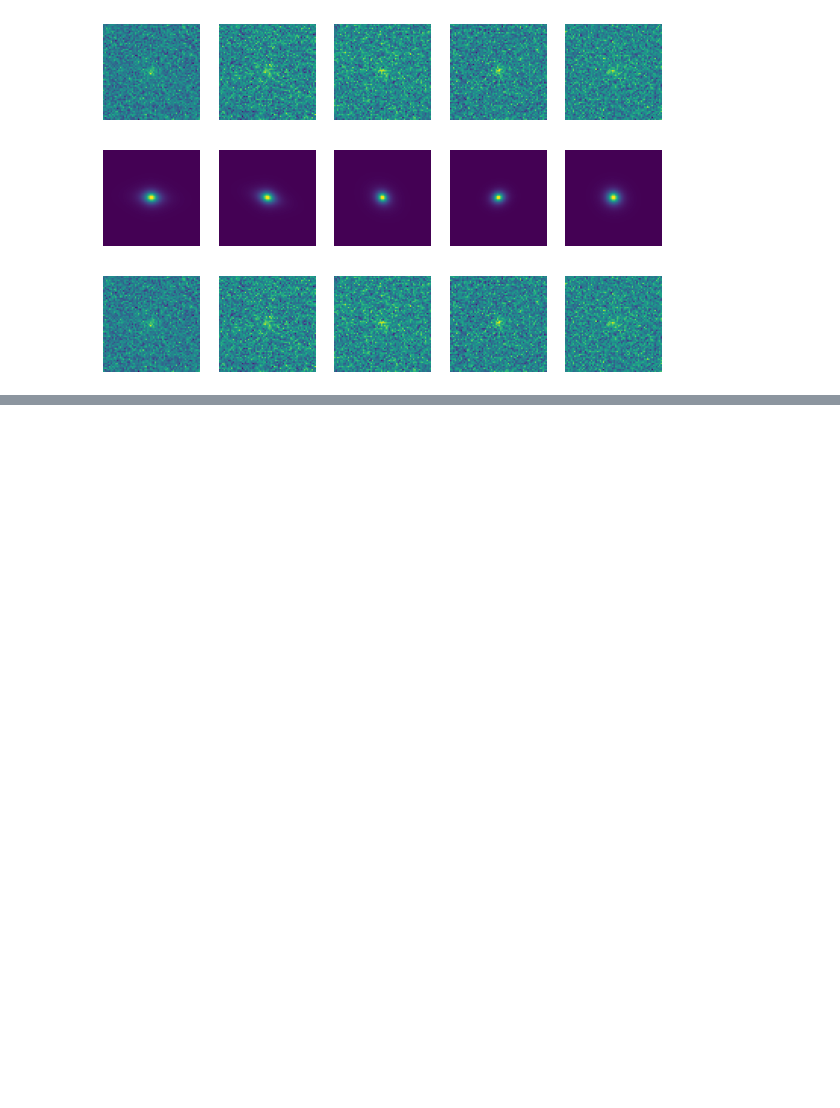
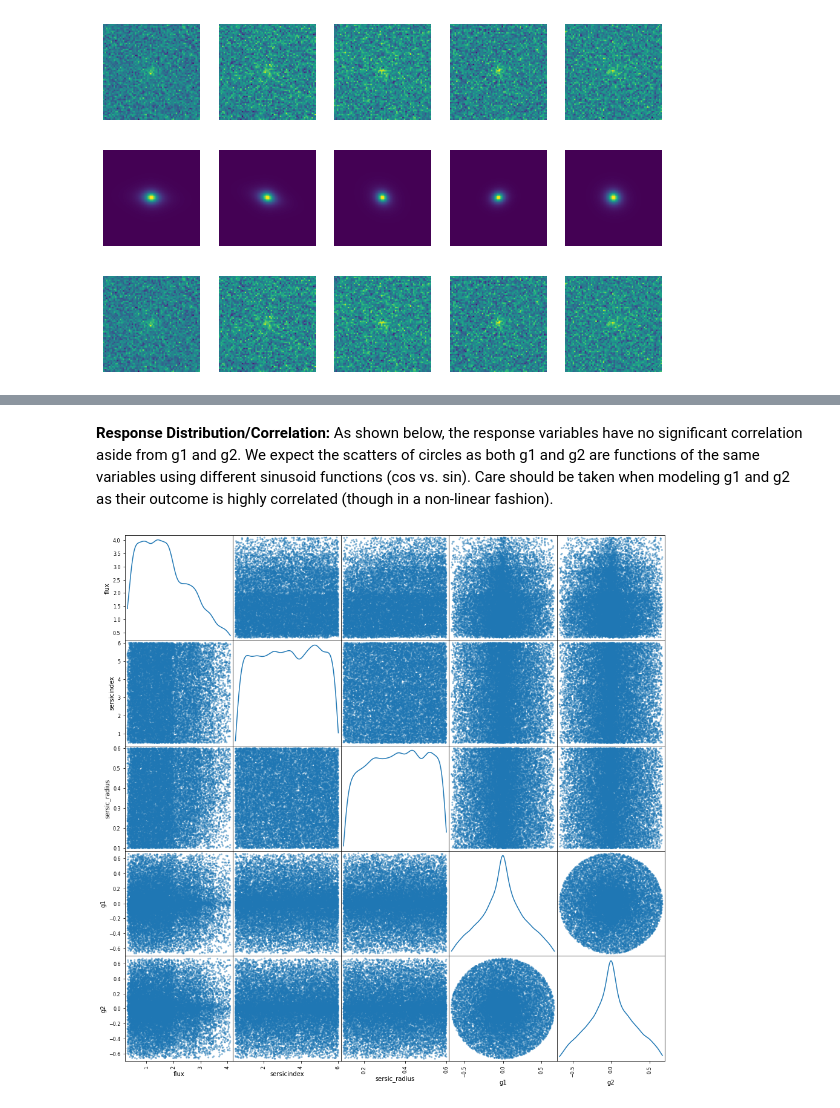
Before and after one commit to asanneh/CS109B_Final_Project_Group_35, a Jupyter notebook: CS109B_Final_Project_Group_35.ipynb, the cells around one changed output, grey strips where cells are left out. Drawn from its saved outputs; the diff is of its cells as text; code cells hidden in the pictures; blank space fills up the shorter version.

```diff
--- a/CS109B_Final_Project_Group_35.ipynb
+++ b/CS109B_Final_Project_Group_35.ipynb
@@ -117,0 +126,12 @@ cat.max(), cat.min()
+# %% [markdown]
+**Response Distribution/Correlation:** As shown below, the response variables have no significant correlation aside from g1 and g2. We expect the scatters of circles as both g1 and g2 are functions of the same variables using different sinusoid functions (cos vs. sin). Care should be taken when modeling g1 and g2 as their outcome is highly correlated (though in a non-linear fashion).
+# %%
+import pandas as pd
+
+# convert response 2D array to labeled dataframe
+label_df = pd.DataFrame(label, columns=['flux', 'sersic' 'index', 'sersic_radius', 'g1', 'g2'])
+
+# scatter matrix of response
+pd.plotting.scatter_matrix(label_df, figsize=(16, 16), diagonal='kde');
+# %% [output]
+[figure, added]
```
Also changed, not shown: parts of 5 cells of this notebook.
